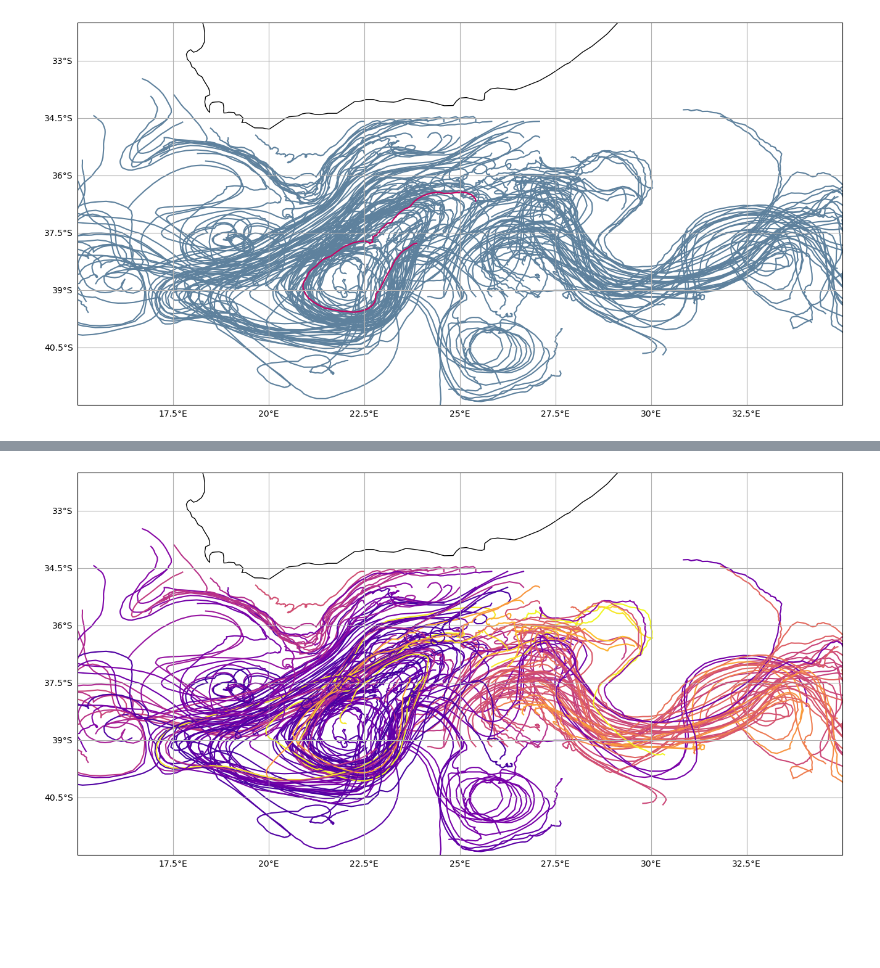
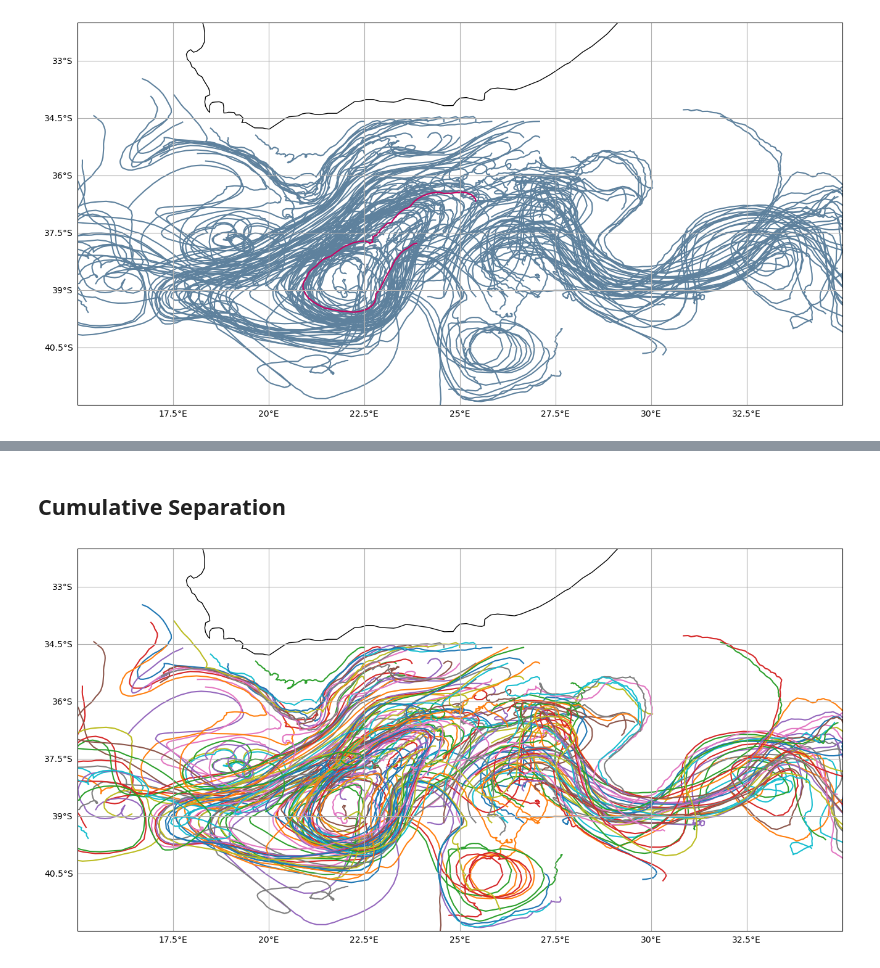
Before and after one commit to OceanParcels/Lagrangian_diags, a Jupyter notebook: docs/tutorials/flock_diagnostics.ipynb, the cells around one changed output, grey strips where cells are left out. Saved outputs shown, nothing was run; the diff lists cells and outputs as text; code cells hidden in the pictures; blank space fills up the shorter version.

```diff
--- a/docs/tutorials/flock_diagnostics.ipynb
+++ b/docs/tutorials/flock_diagnostics.ipynb
@@ -25,9 +17,9 @@ Wed Jun  7 11:46:52 2023
 ### 1. Load the data
 load the toy data:
 # %%
-fn = 'toy_data_01.nc'
-ds = nc.Dataset(os.path.join(os.pardir, 'Simulations', fn))
+file = '../../Simulations/toy_data_01.nc'
 
+ds=xr.open_dataset(file)
 lat, lon = ds['lat'][:], ds['lon'][:]
 tim, id = ds['time'][:], ds['trajectory'][:]
 # %% [markdown]
@@ -65,0 +265,2 @@ plt.show();
+# %% [markdown]
+## Cumulative Separation
@@ -69,19 +315,19 @@ c = normalized_cumulative_lagrangian_separation(lon.data, lat.data,
 # %%
 fig = plt.figure(figsize=(16,17)) #(17,5)
 ax1 = plt.subplot(111, projection=cartopy.crs.PlateCarree())
 
 ax1.coastlines(resolution='50m')
 for i in range(lat.shape[0]-1):
     ax1.plot(lon.data[i,:], lat.data[i,:],
-             color=plt.cm.plasma((c[i]+c.min())/c.ptp()))
+             )
 ax1.set_xlim([15, 35])
 ax1.set_ylim([-42, -32])
 gl = ax1.gridlines(crs=cartopy.crs.PlateCarree(), draw_labels=True)
 gl.top_labels = False
 gl.right_labels = False
 gl.xformatter = LONGITUDE_FORMATTER
 gl.yformatter = LATITUDE_FORMATTER
 
 plt.show()
 # %% [output]
-[figure, old version]
+[figure, new version]
```
Also changed, not shown: parts of 13 cells of this notebook.
